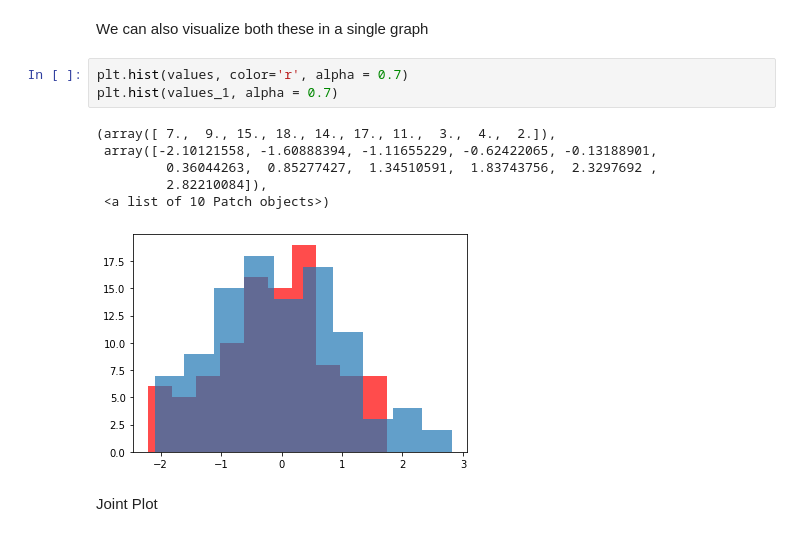
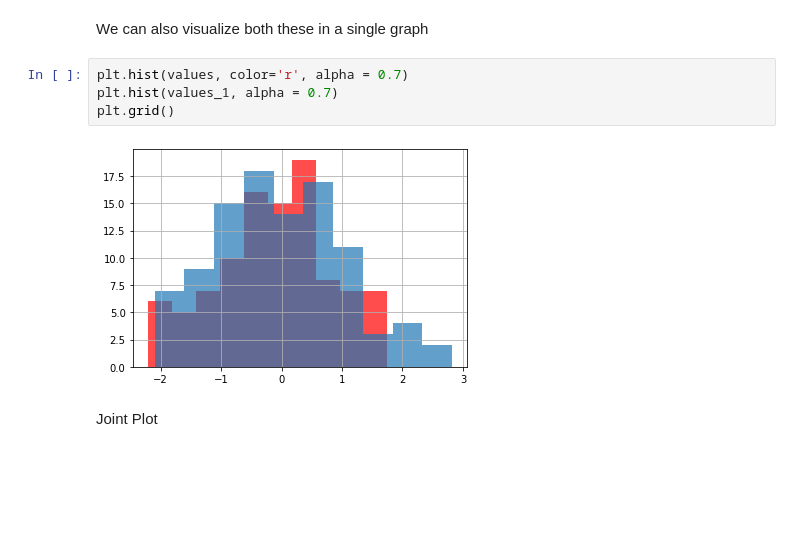
Before and after one commit to albinjohn366/DataScience_Tutorials, a Jupyter notebook: DataVisualization.ipynb, the cells around one changed output. Cells and saved outputs as stored; diff of their text form; blank space fills up the shorter version.

```diff
--- a/DataVisualization.ipynb
+++ b/DataVisualization.ipynb
@@ -28,13 +28,9 @@ We can also visualize both these in a single graph
 # %%
 plt.hist(values, color='r', alpha = 0.7)
 plt.hist(values_1, alpha = 0.7)
+plt.grid()
 # %% [output]
-(array([ 7.,  9., 15., 18., 14., 17., 11.,  3.,  4.,  2.]),
- array([-2.10121558, -1.60888394, -1.11655229, -0.62422065, -0.13188901,
-         0.36044263,  0.85277427,  1.34510591,  1.83743756,  2.3297692 ,
-         2.82210084]),
- <a list of 10 Patch objects>)
-[figure, old version]
+[figure, new version]
 # %% [markdown]
 Joint Plot
 # %%
```
Also changed, not shown: parts of 2 cells of this notebook.
